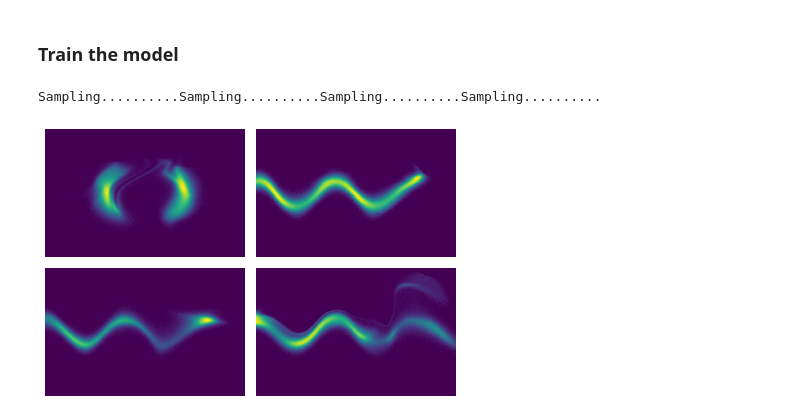
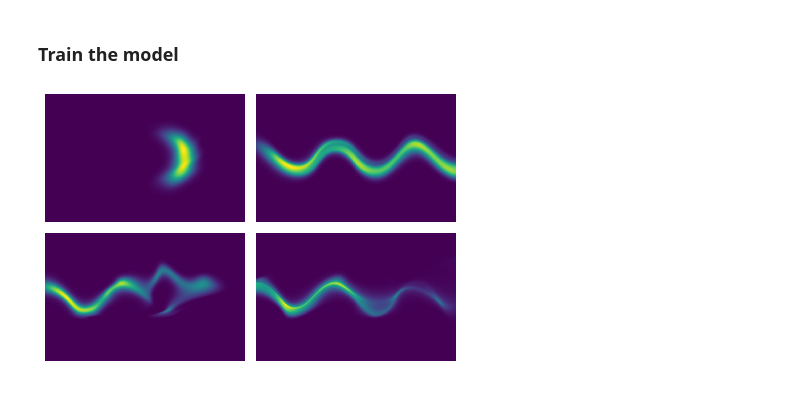
Before and after one commit to danqiye1/variational-inference, a Jupyter notebook: syn_distribution.ipynb, the cells around one changed output. Drawn from its saved outputs; the diff is of its cells as text; code cells hidden in the pictures.

Commit message:
Attempt to fix radial flow

```diff
--- a/syn_distribution.ipynb
+++ b/syn_distribution.ipynb
@@ -81,17 +82,17 @@ def train(U):
 # %% [markdown]
 ### Train the model
 # %%
-model_list = []
+planar_model_list = []
 for U in [u1, u2, u3, u4]:
-    model_list.append(train(U))
+    model = nn.ModuleList([PlanarFlow(z_dim) for i in range(num_flow)])
+    planar_model_list.append(train_energy(U, model, z_dim, batch_size))
 # %%
 fig, axes = plt.subplots(2, 2)
-for model, ax in zip(model_list, axes.flatten()):
-    plot_model_hist(model, ax)
+for model, ax in zip(planar_model_list, axes.flatten()):
+    plot_model_hist(model, ax, z_dim=z_dim, batch_size=1000000)
     ax.axis('off')
 
 fig.tight_layout()
 plt.show()
 # %% [output]
-Sampling..........Sampling..........Sampling..........Sampling..........
-[figure, old version]
+[figure, new version]
```
Also changed, not shown: parts of 7 cells of this notebook, 1 other file.
